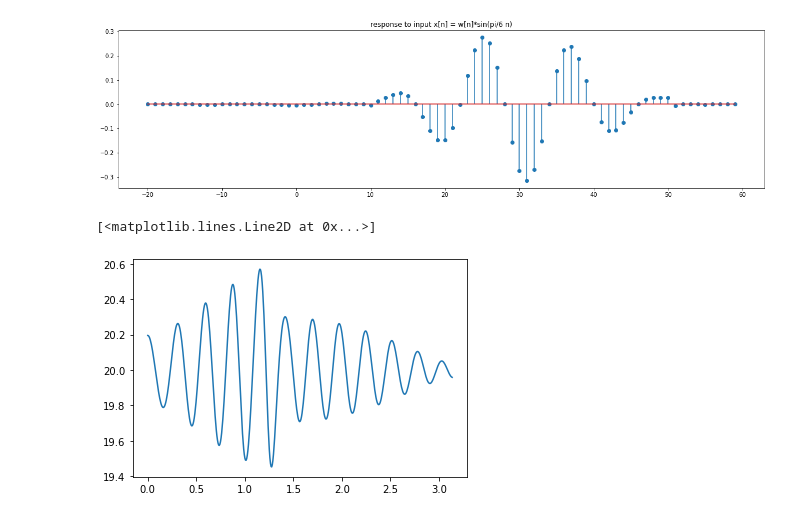
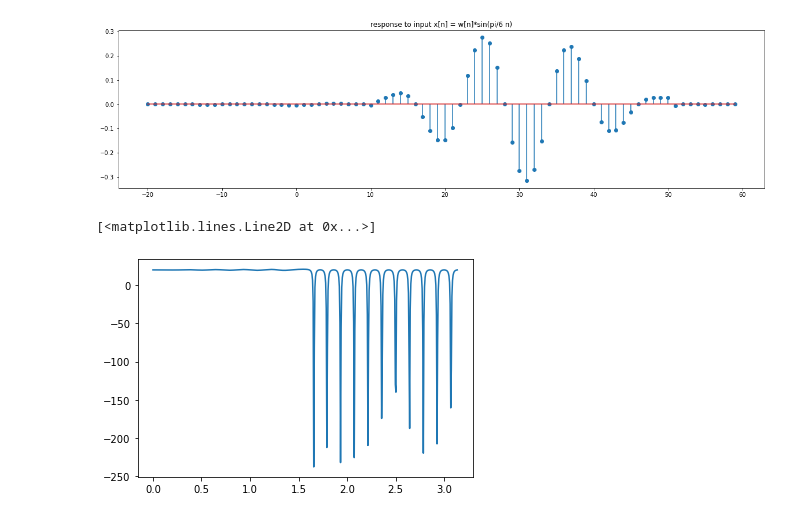
Before and after one commit to the-pinbo/EC211, a Jupyter notebook: Lab7/WEEK_7_ASSIGNMENT.ipynb, the cells around one changed output. Drawn from its saved outputs; the diff is of its cells as text; code cells hidden in the pictures.

```diff
--- a/Lab7/WEEK_7_ASSIGNMENT.ipynb
+++ b/Lab7/WEEK_7_ASSIGNMENT.ipynb
@@ -315,11 +315,11 @@ plt.stem(n2[:80],y[:80])
 # %%
 n = np.arange(0,45)
 def h(n):
-    return (np.sinc(np.pi*(n-20)/2.0)/2.0)
+    return (np.sinc((n-20)/2.0)/2.0)
 h = np.array([h(i) for i in n])
 
 freq , groupdelay = sig.group_delay((h,1))
 plt.plot(freq,groupdelay)
 # %% [output]
 [<matplotlib.lines.Line2D at 0x...>]
-[figure, old version]
+[figure, new version]
```
Also changed, not shown: parts of 7 cells of this notebook.
